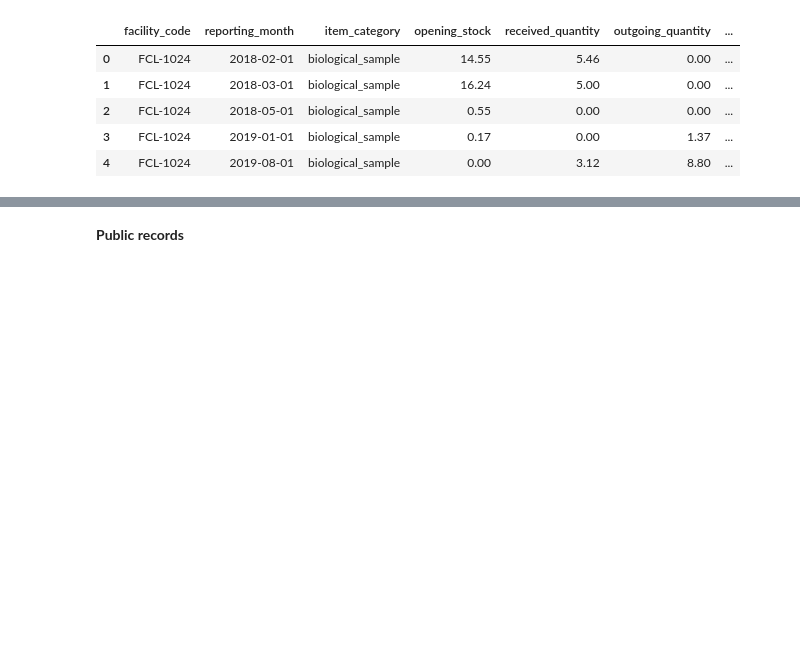
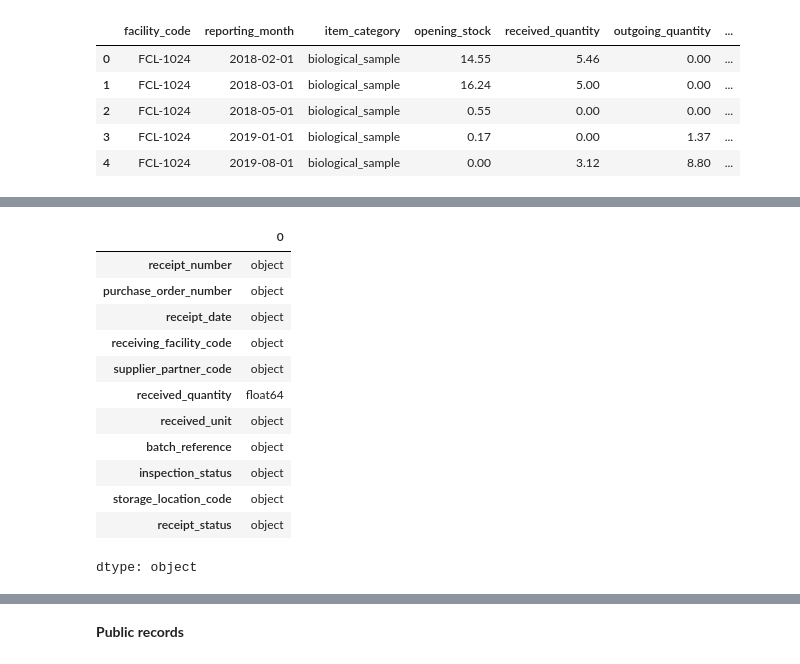
Before and after one commit to Sheik-info/20262027-UE-DataMining-Project, a Jupyter notebook: Base_notebook_to_complete.ipynb, the cells around one changed output, grey strips where cells are left out. Drawn from its saved outputs; the diff is of its cells as text; code cells hidden in the pictures; blank space fills up the shorter version.

```diff
--- a/Base_notebook_to_complete.ipynb
+++ b/Base_notebook_to_complete.ipynb
@@ -442,0 +487,16 @@ df_invm.head()
+# %%
+df_rcv.dtypes
+# %% [output]
+|  | 0 |
+| receipt_number | object |
+| purchase_order_number | object |
+| receipt_date | object |
+| receiving_facility_code | object |
+| supplier_partner_code | object |
+| received_quantity | float64 |
+| received_unit | object |
+| batch_reference | object |
+| inspection_status | object |
+| storage_location_code | object |
+| receipt_status | object |
+dtype: object
```
Also changed, not shown: parts of 8 cells of this notebook.
